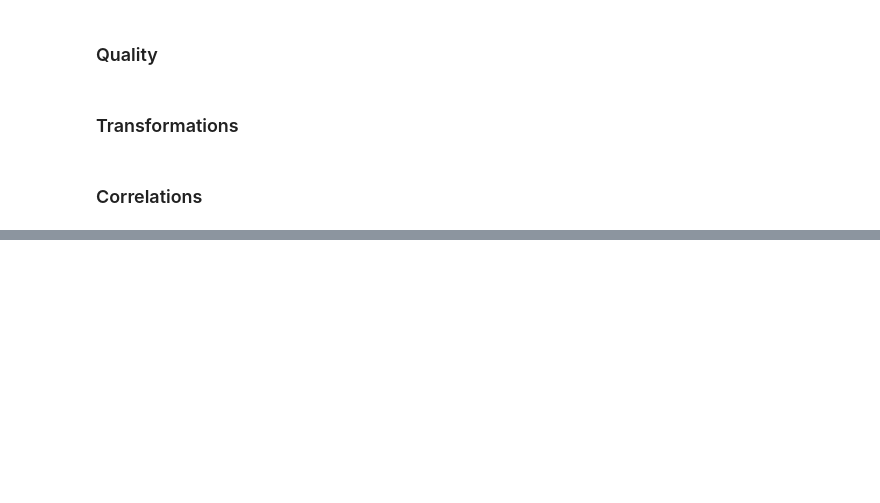
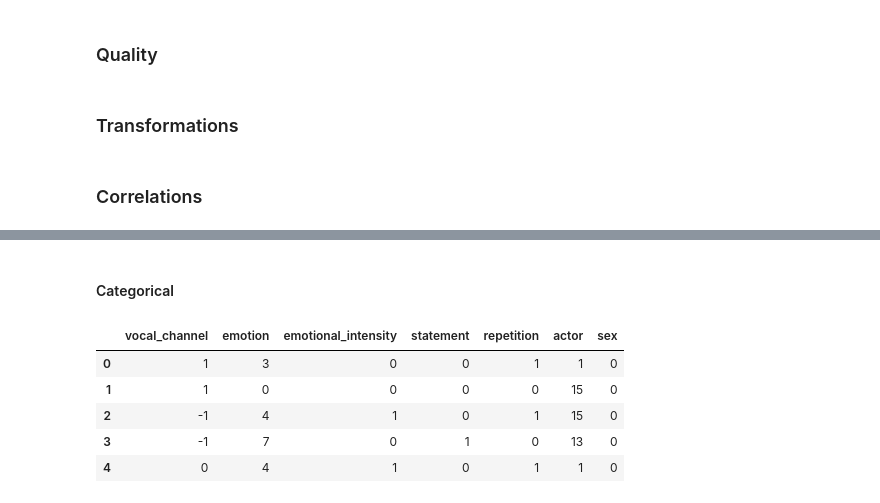
Before and after one commit to djanloo/dynamiting, a Jupyter notebook: UNDERSTANDING/data_understanding.ipynb, the cells around one changed output, grey strips where cells are left out. Cells and saved outputs as stored; diff of their text form; code cells hidden in the pictures; blank space fills up the shorter version.

```diff
--- a/UNDERSTANDING/data_understanding.ipynb
+++ b/UNDERSTANDING/data_understanding.ipynb
@@ -137,0 +150,17 @@ print()
+# %% [markdown]
+#### Categorical
+# %%
+# Categorical encoding
+df_encoded = pd.DataFrame()
+for feature in categorical_features:
+    # Note: NaN values are converted to -1
+    df_encoded[feature] = pd.Categorical(df[feature]).codes
+
+df_encoded.head()
+# %% [output]
+|  | vocal_channel | emotion | emotional_intensity | statement | repetition | actor | sex |
+| 0 | 1 | 3 | 0 | 0 | 1 | 1 | 0 |
+| 1 | 1 | 0 | 0 | 0 | 0 | 15 | 0 |
+| 2 | -1 | 4 | 1 | 0 | 1 | 15 | 0 |
+| 3 | -1 | 7 | 0 | 1 | 0 | 13 | 0 |
+| 4 | 0 | 4 | 1 | 0 | 1 | 1 | 0 |
```
Also changed, not shown: parts of 7 cells of this notebook.
